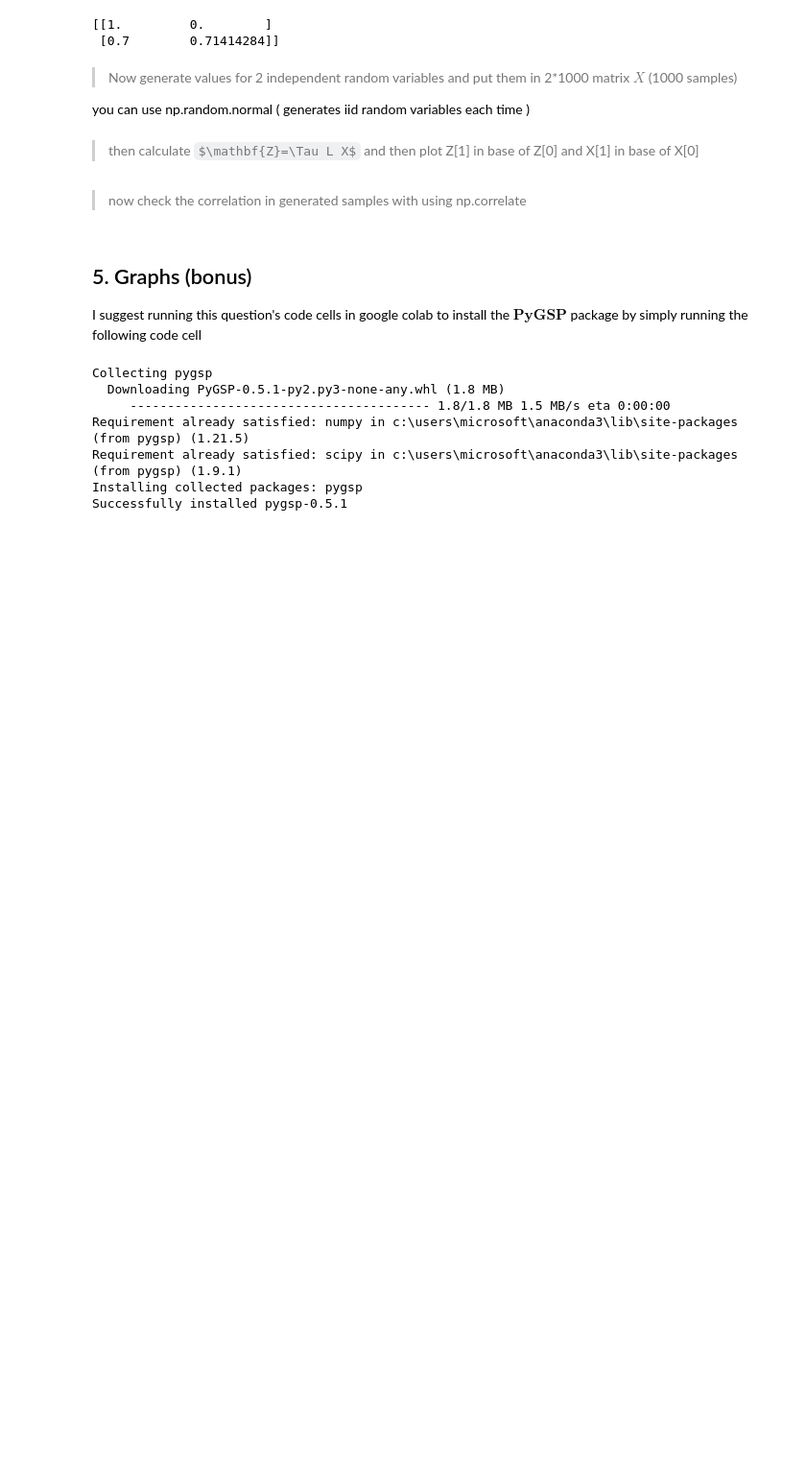
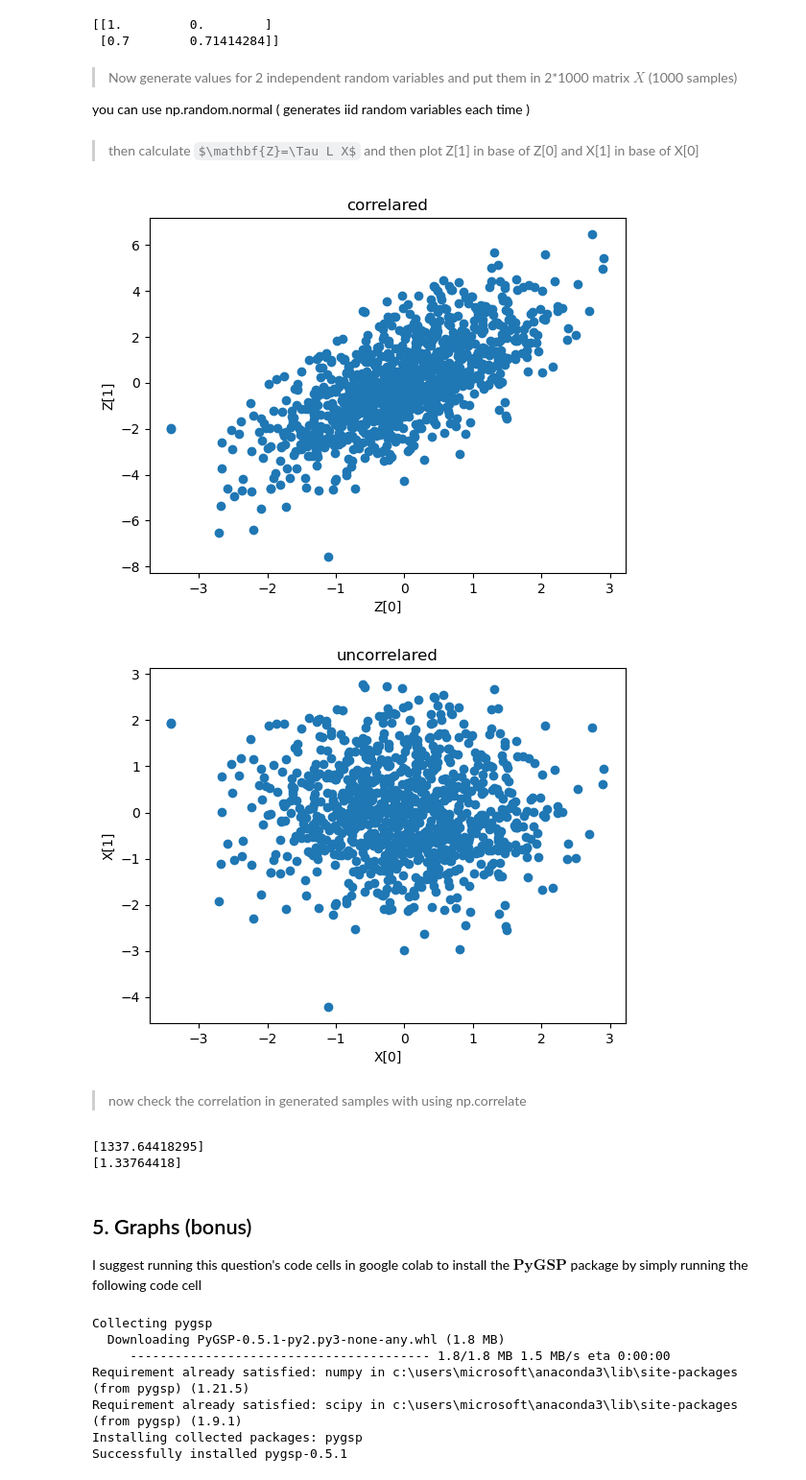
Before and after one commit to ParsaYousefpoor/MMIE_CHW1, a Jupyter notebook: CHW1.ipynb, the cells around one changed output. Shown at 96% size. Saved outputs shown, nothing was run; the diff lists cells and outputs as text; code cells hidden in the pictures; some formulas as TeX source; blank space fills up the shorter version.

```diff
--- a/CHW1.ipynb
+++ b/CHW1.ipynb
@@ -554,15 +554,18 @@ rand = np.array([rand1,rand2])
 # %%
 # Code cell
 Z = Tau @ L @ rand
 plt.scatter(Z[0],Z[1])
 plt.xlabel("Z[0]")
 plt.ylabel("Z[1]")
 plt.title("correlared")
 plt.show()
-plt.scatter(X[0],X[1])
+plt.scatter(rand[0],rand[1])
 plt.xlabel("X[0]")
 plt.ylabel("X[1]")
 plt.title("uncorrelared")
 plt.show()
+# %% [output]
+[figure, added]
+[figure, added]
 # %% [markdown]
 >now  check the correlation in generated samples with using np.correlate
@@ -571,3 +572,10 @@ plt.show()
+# %%
+# Code cell
+print(np.correlate(Z[1],Z[0]))
+print(np.correlate(Z[1],Z[0])/1000)
+# %% [output]
+[1337.64418295]
+[1.33764418]
 # %% [markdown]
 ## 5. Graphs (bonus)
 
```
Also changed, not shown: parts of 4 cells of this notebook.
